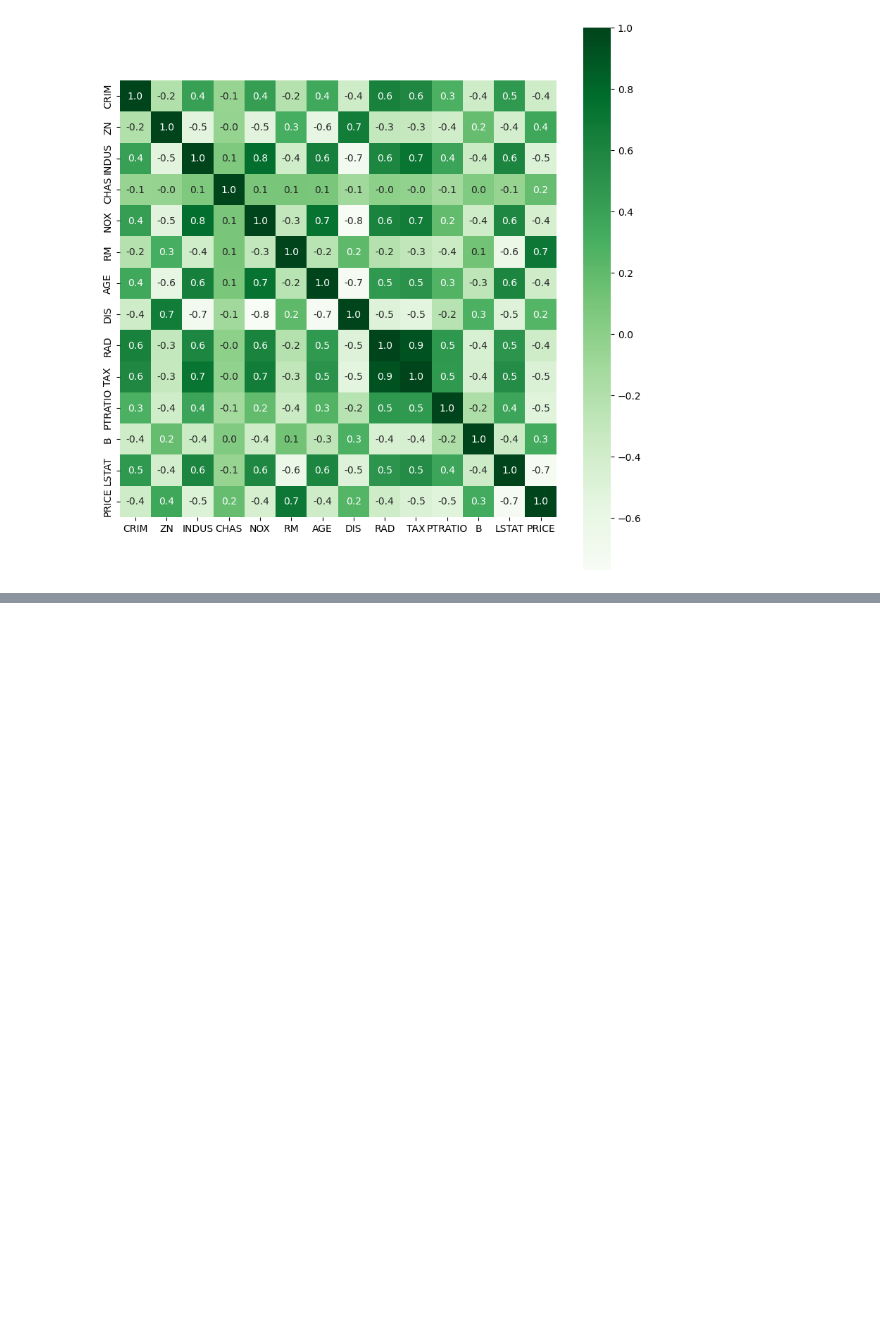
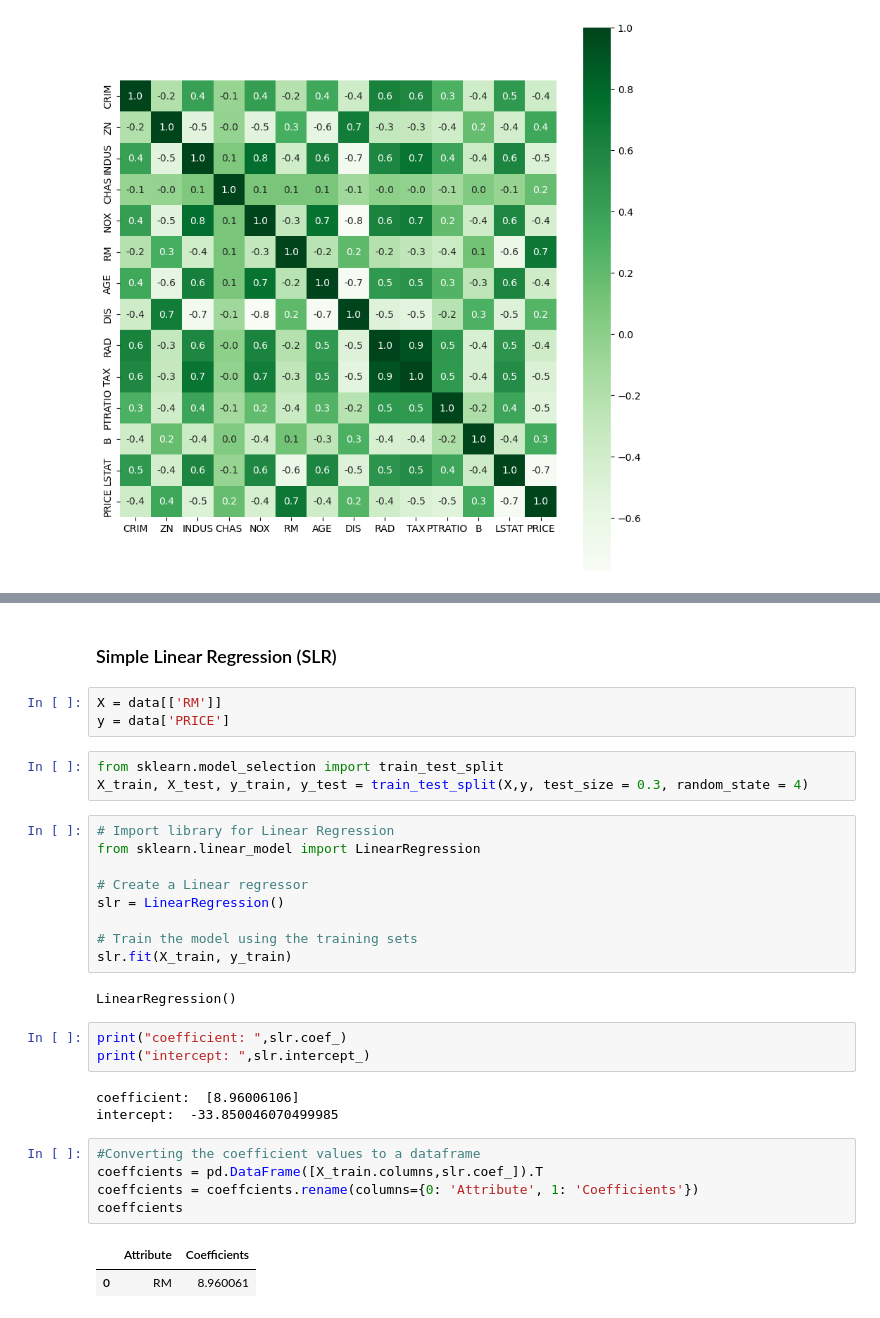
Before and after one commit to amirhosein-ziaei/Machine_Learning_Course, a Jupyter notebook: Linear_Regression/Linear_Regression_Multi_Variables.ipynb, the cells around one changed output, grey strips where cells are left out. Saved outputs shown, nothing was run; the diff lists cells and outputs as text; blank space fills up the shorter version.

Commit message:
train simple linear regression model

```diff
--- a/Linear_Regression/Linear_Regression_Multi_Variables.ipynb
+++ b/Linear_Regression/Linear_Regression_Multi_Variables.ipynb
@@ -203,0 +206,33 @@ correlation
+# %% [markdown]
+### Simple Linear Regression (SLR)
+# %%
+X = data[['RM']]
+y = data['PRICE']
+# %%
+from sklearn.model_selection import train_test_split
+X_train, X_test, y_train, y_test = train_test_split(X,y, test_size = 0.3, random_state = 4)
+# %%
+# Import library for Linear Regression
+from sklearn.linear_model import LinearRegression
+
+# Create a Linear regressor
+slr = LinearRegression()
+
+# Train the model using the training sets
+slr.fit(X_train, y_train)
+# %% [output]
+LinearRegression()
+# %%
+print("coefficient: ",slr.coef_)
+print("intercept: ",slr.intercept_)
+# %% [output]
+coefficient:  [8.96006106]
+intercept:  -33.850046070499985
+# %%
+#Converting the coefficient values to a dataframe
+coeffcients = pd.DataFrame([X_train.columns,slr.coef_]).T
+coeffcients = coeffcients.rename(columns={0: 'Attribute', 1: 'Coefficients'})
+coeffcients
+# %% [output]
+|  | Attribute | Coefficients |
+| 0 | RM | 8.960061 |
```
Also changed, not shown: parts of 1 cell of this notebook.
